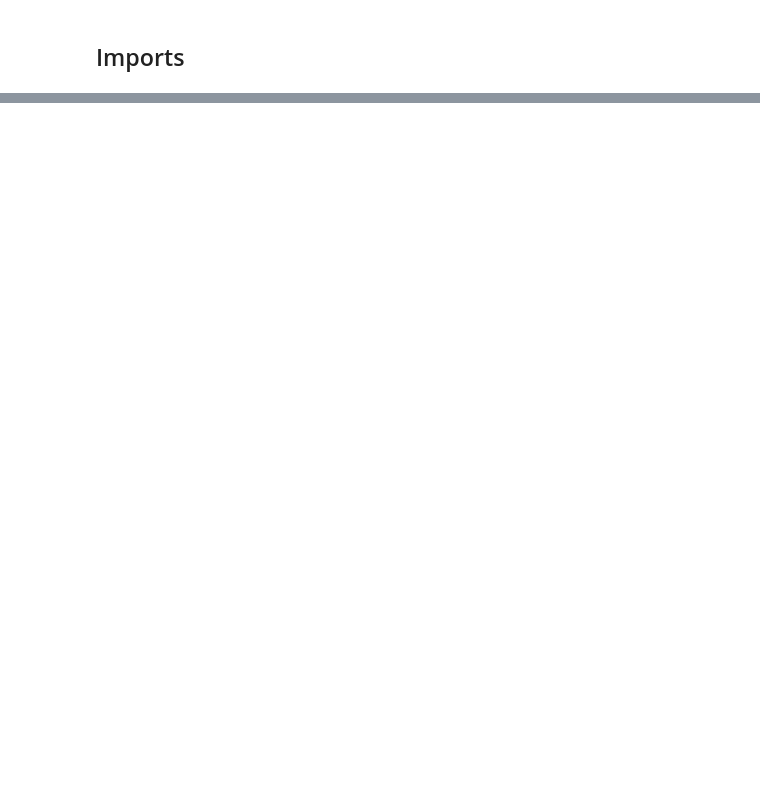
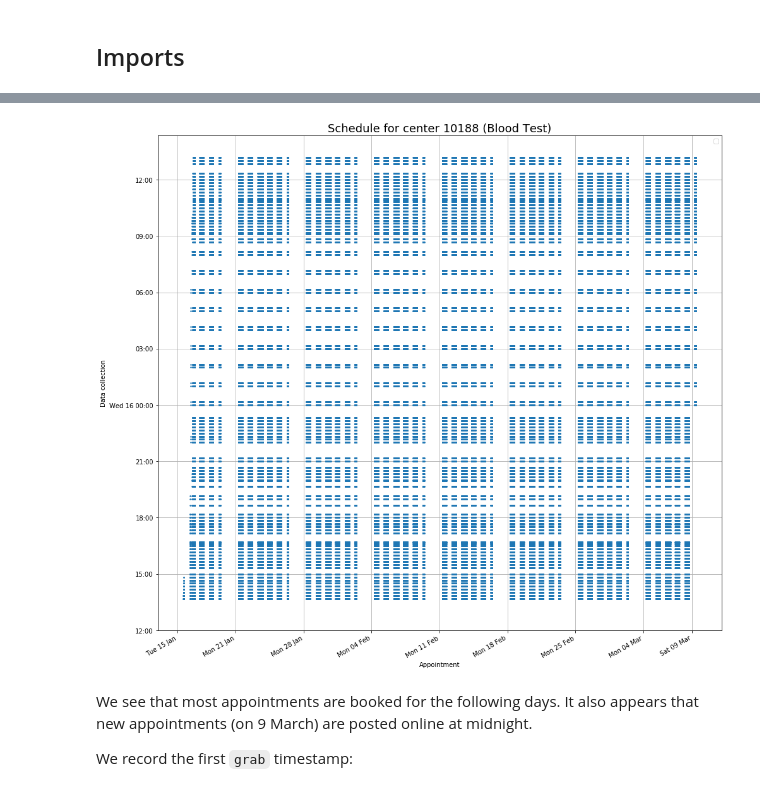
Before and after one commit to antoinechoffrut/UHCW, a Jupyter notebook: UHCW_reconstruction.ipynb, the cells around one changed output, grey strips where cells are left out. Saved outputs shown, nothing was run; the diff lists cells and outputs as text; code cells hidden in the pictures; blank space fills up the shorter version.

```diff
--- a/UHCW_reconstruction.ipynb
+++ b/UHCW_reconstruction.ipynb
@@ -168,0 +23,3 @@ print("{0}min {1}sec".format(run_time.seconds//60, run_time.seconds%60))
+# %%
+book_color =  plt.rcParams['axes.prop_cycle'].by_key()['color'][0]
+cancel_color =  plt.rcParams['axes.prop_cycle'].by_key()['color'][1]
@@ -168,0 +28,29 @@ print("{0}min {1}sec".format(run_time.seconds//60, run_time.seconds%60))
+# %%
+%%time
+print(datetime.datetime.now().strftime("Time: %H:%M:%S"))
+filename = 'sample_appointments.csv'
+foldername = 'Projects/UHCW'
+# filename = 'appointments.csv'
+# foldername = 'Data/UHCW'
+filepath = os.path.join(os.path.expanduser("~"), foldername, filename)
+
+filesize = os.path.getsize(filepath)
+if filesize > 1e6:
+    print("Size of data file: {}MB.".format(filesize//1000000))
+elif filesize > 1e3:
+    print("Size of data file: {}KB.".format(filesize//1000))
+else:
+    print("Size of data file: {}B.".format(filesize))
+print("Loading data...")
+raw_data = pd.read_csv(filepath, sep=';')
+
+raw_data.rename(
+    index=str,
+    columns={
+        'center id': 'id',
+        'appointment timestamp': 'appointment',
+        'center age group': 'age group',
+        'grab timestamp': 'grab'
+    },
+    inplace=True
+)
@@ -168,0 +79,5 @@ print("{0}min {1}sec".format(run_time.seconds//60, run_time.seconds%60))
+# %%
+selected_data = raw_data[
+    (raw_data['id'] == 10188)
+    & (raw_data['test type'] == "Blood Test")
+]
@@ -168,0 +86,3 @@ print("{0}min {1}sec".format(run_time.seconds//60, run_time.seconds%60))
+# %%
+%%time
+uhcw = UHCW.UHCW(selected_data)
@@ -168,0 +103,8 @@ print("{0}min {1}sec".format(run_time.seconds//60, run_time.seconds%60))
+# %%
+uhcw.plot(feature='schedule', figsize=(16, 16));
+# %% [output]
+[figure, added]
+# %% [markdown]
+We see that most appointments are booked for the following days.  It also appears that new appointments (on 9 March) are posted online at midnight.
+
+We record the first `grab` timestamp:
```
Also changed, not shown: parts of 63 cells of this notebook.
